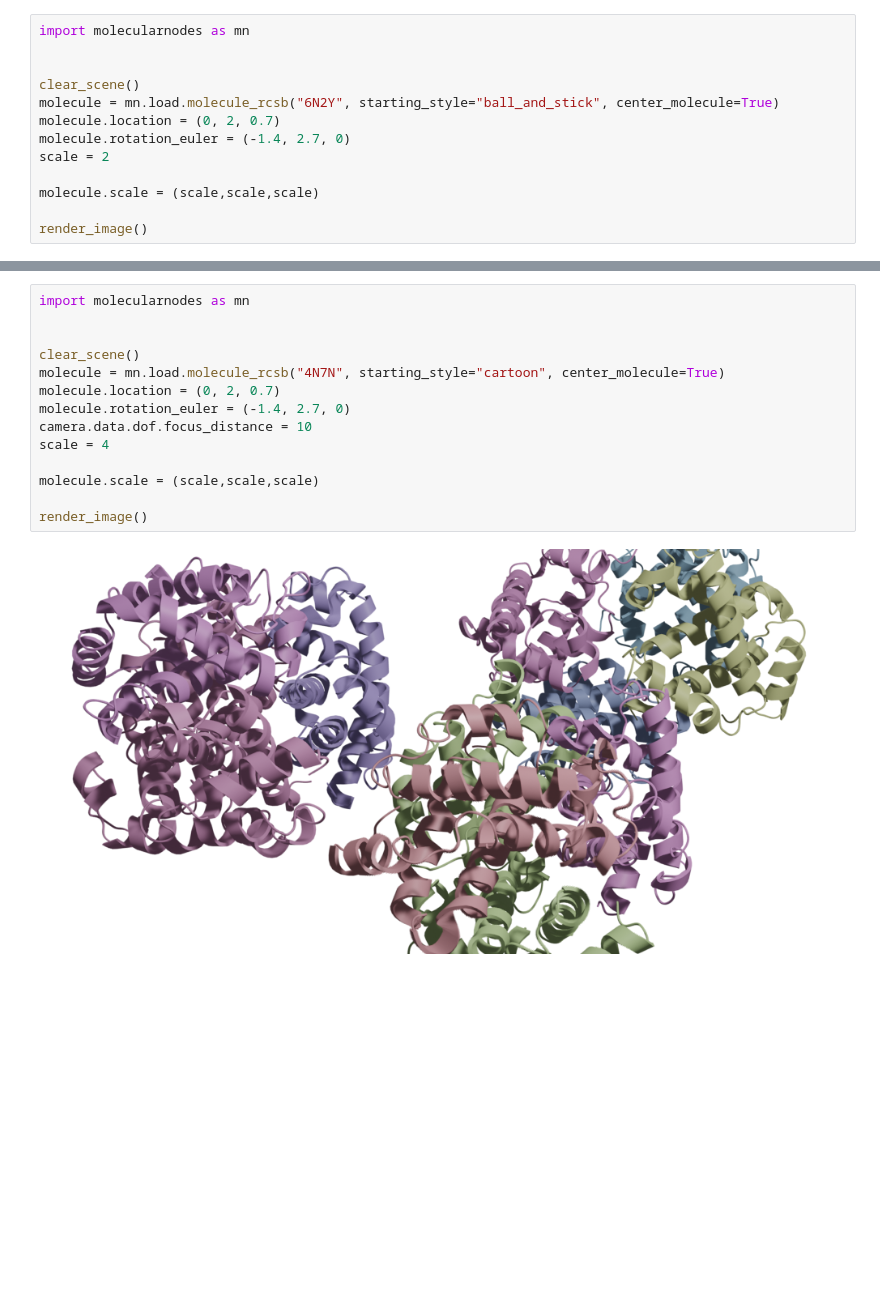
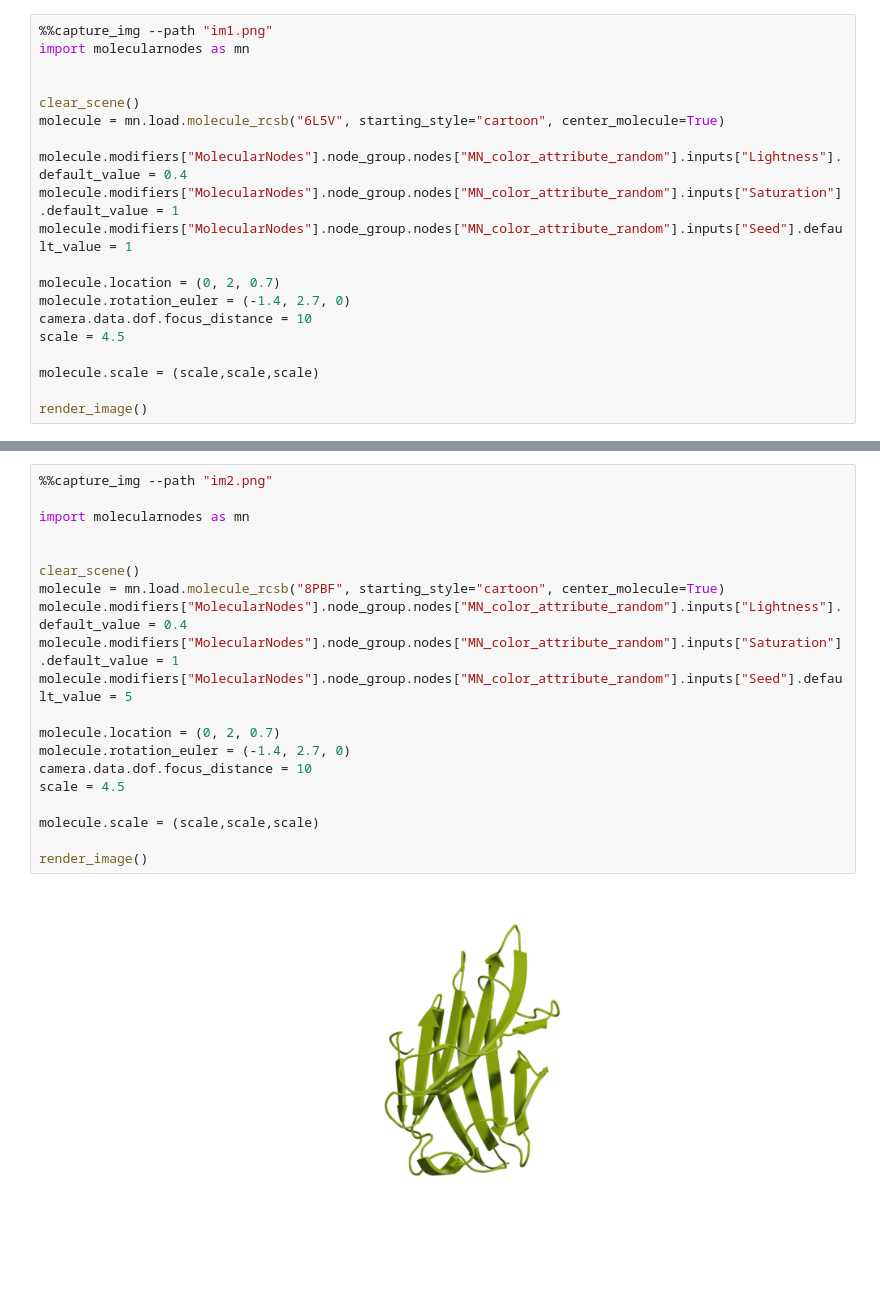
Before and after one commit to kolibril13/ipyMolecularNodes, a Jupyter notebook: static_example_transparent.ipynb, the cells around one changed output, grey strips where cells are left out. Cells and saved outputs as stored; diff of their text form; blank space fills up the shorter version.

Commit message:
add transparent images

```diff
--- a/static_example_transparent.ipynb
+++ b/static_example_transparent.ipynb
@@ -56,12 +59,19 @@ render_image()
 # %%
+%%capture_img --path "im1.png"
 import molecularnodes as mn
 
 
 clear_scene()
-molecule = mn.load.molecule_rcsb("6N2Y", starting_style="ball_and_stick", center_molecule=True)
+molecule = mn.load.molecule_rcsb("6L5V", starting_style="cartoon", center_molecule=True)
+
+molecule.modifiers["MolecularNodes"].node_group.nodes["MN_color_attribute_random"].inputs["Lightness"].default_value = 0.4
+molecule.modifiers["MolecularNodes"].node_group.nodes["MN_color_attribute_random"].inputs["Saturation"].default_value = 1
+molecule.modifiers["MolecularNodes"].node_group.nodes["MN_color_attribute_random"].inputs["Seed"].default_value = 1
+
 molecule.location = (0, 2, 0.7)
 molecule.rotation_euler = (-1.4, 2.7, 0)
-scale = 2
+camera.data.dof.focus_distance = 10
+scale = 4.5
 
 molecule.scale = (scale,scale,scale)
 
@@ -71,16 +81,22 @@ render_image()
 # %%
+%%capture_img --path "im2.png"
+
 import molecularnodes as mn
 
 
 clear_scene()
-molecule = mn.load.molecule_rcsb("4N7N", starting_style="cartoon", center_molecule=True)
+molecule = mn.load.molecule_rcsb("8PBF", starting_style="cartoon", center_molecule=True)
+molecule.modifiers["MolecularNodes"].node_group.nodes["MN_color_attribute_random"].inputs["Lightness"].default_value = 0.4
+molecule.modifiers["MolecularNodes"].node_group.nodes["MN_color_attribute_random"].inputs["Saturation"].default_value = 1
+molecule.modifiers["MolecularNodes"].node_group.nodes["MN_color_attribute_random"].inputs["Seed"].default_value = 5
+
 molecule.location = (0, 2, 0.7)
 molecule.rotation_euler = (-1.4, 2.7, 0)
 camera.data.dof.focus_distance = 10
-scale = 4
+scale = 4.5
 
 molecule.scale = (scale,scale,scale)
 
 render_image()
 # %% [output]
-[figure, old version]
+[figure, new version]
```
Also changed, not shown: parts of 8 cells of this notebook, 5 other files.
